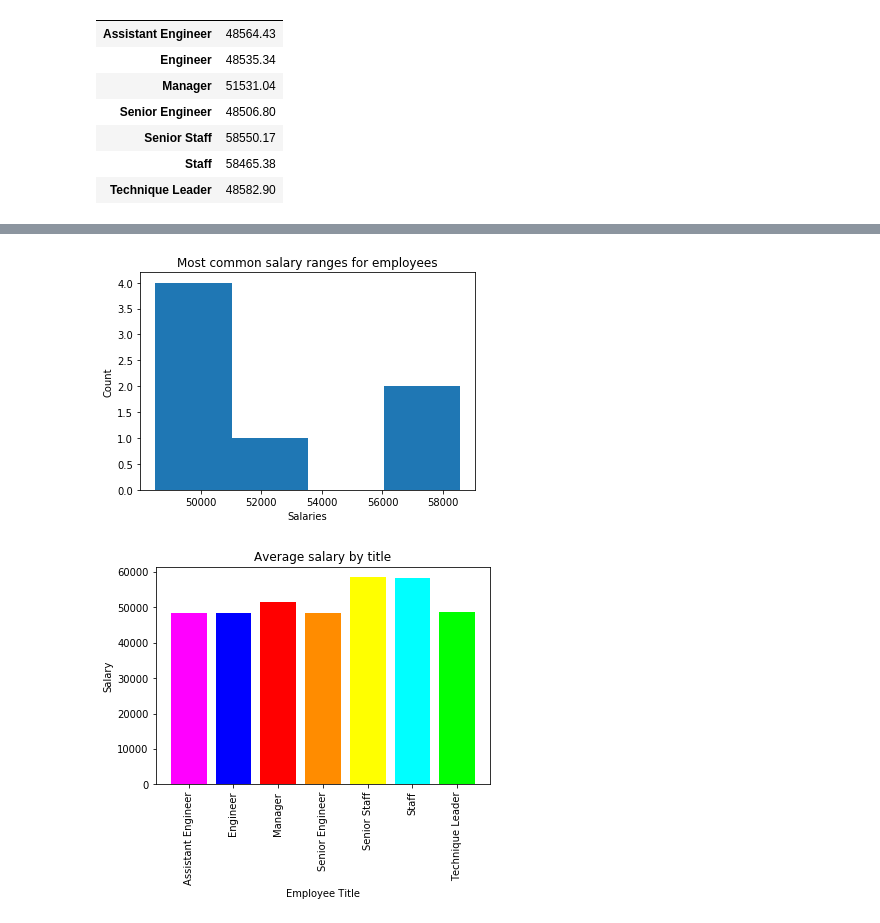
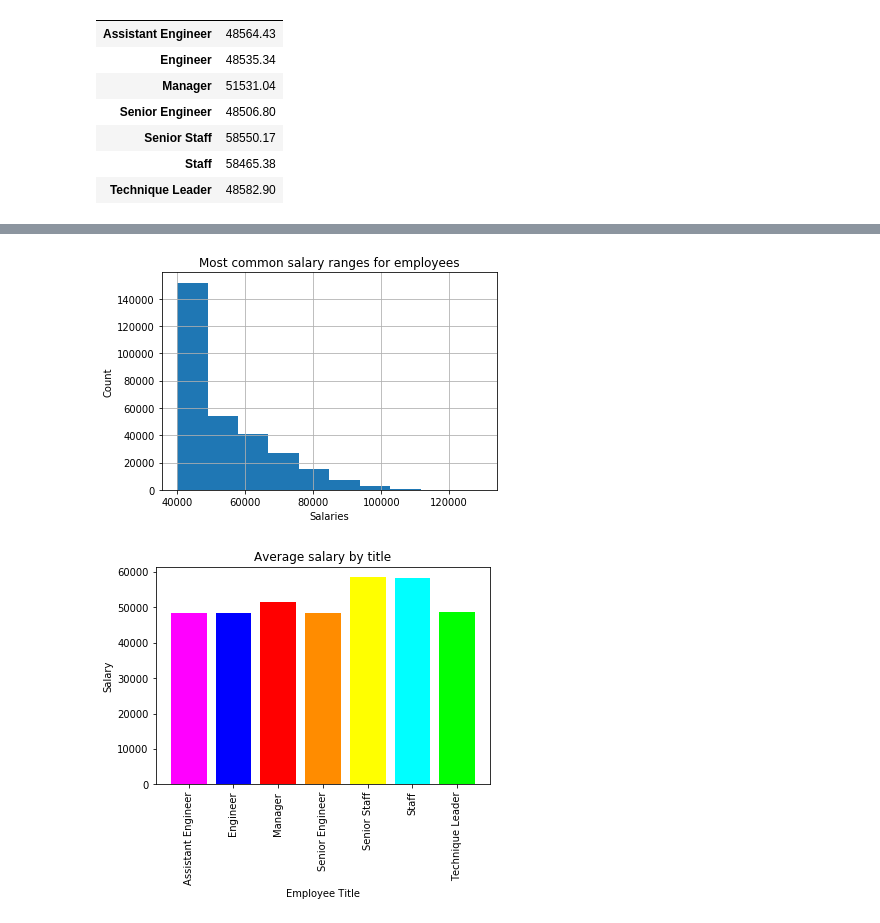
Before and after one commit to sushant822/SQL-Employee-Database-A-Mystery-in-Two-Parts, a Jupyter notebook: Jupyter Notebook.ipynb, the cells around one changed output, grey strips where cells are left out. Cells and saved outputs as stored; diff of their text form; code cells hidden in the pictures.

```diff
--- a/Jupyter Notebook.ipynb
+++ b/Jupyter Notebook.ipynb
@@ -107,0 +96,3 @@ title_salary_df
+# %%
+title_salary_df = merged_2[['title', 'salary']]
+title_salary_df
@@ -108,15 +123,15 @@ title_salary_df
 # %%
-plt.hist(title_salary_df['salary'], bins='auto')
+title_salary_df.hist(column='salary')
 
 title_hist = "Most common salary ranges for employees"
 
 plt.ylabel("Count")
 plt.xlabel("Salaries")
 plt.title(title_hist)
 
 plt.savefig(f"Images/{title_hist}.png")
 
 plt.show()
 # %% [output]
-[figure, old version]
+[figure, new version]
 # %%
```
Also changed, not shown: parts of 4 cells of this notebook, 2 other files.
